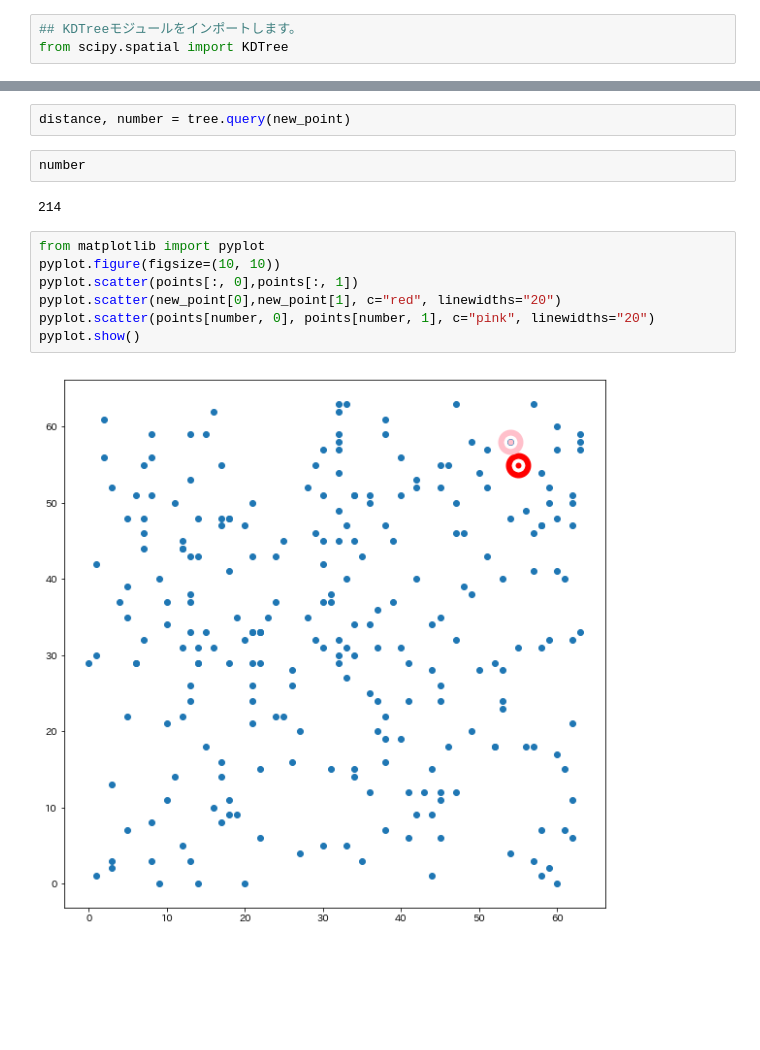
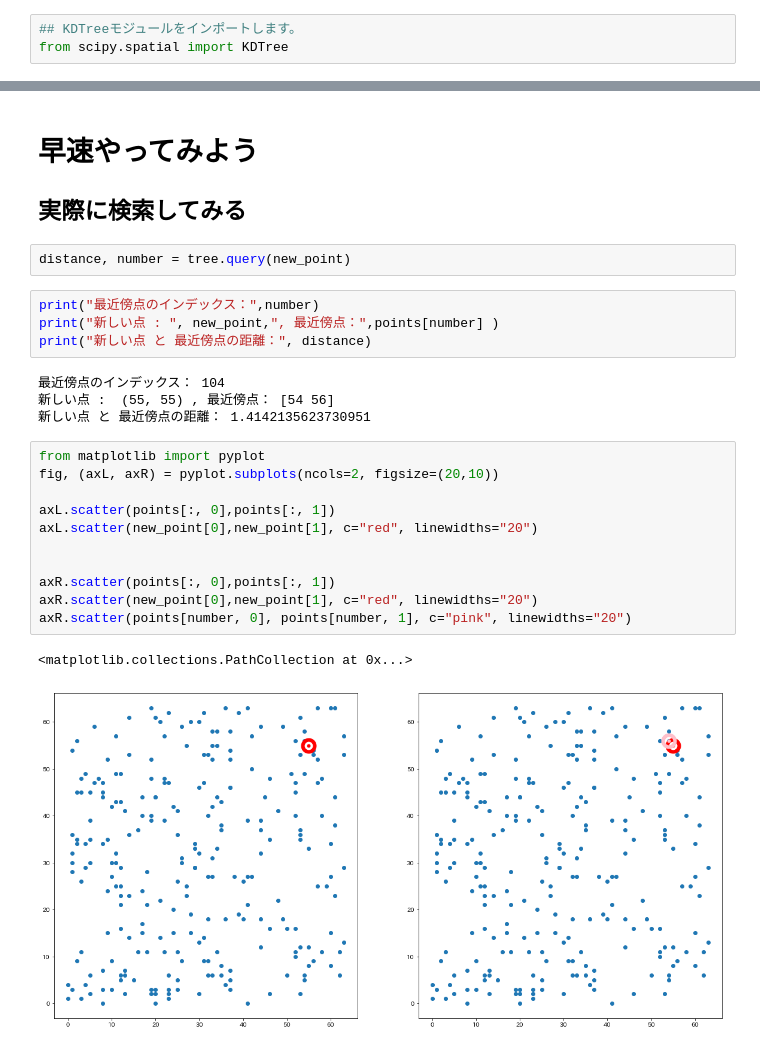
Before and after one commit to PythonBeginners/meetup009_2_Revival_PyData001, a Jupyter notebook: jupyter/meetup009_2_Revival_PyData001_pydata_chapter4.ipynb, the cells around one changed output, grey strips where cells are left out. Cells and saved outputs as stored; diff of their text form; blank space fills up the shorter version.

```diff
--- a/jupyter/meetup009_2_Revival_PyData001_pydata_chapter4.ipynb
+++ b/jupyter/meetup009_2_Revival_PyData001_pydata_chapter4.ipynb
@@ -288,15 +318,27 @@ print(tree.data)
+# %% [markdown]
+# 早速やってみよう
+## 実際に検索してみる
 # %%
 distance, number = tree.query(new_point)
-# %%
-number
-# %% [output]
-214
+# %%
+print("最近傍点のインデックス：",number)
+print("新しい点 : ", new_point,", 最近傍点：",points[number] )
+print("新しい点 と 最近傍点の距離：", distance)
+# %% [output]
+最近傍点のインデックス： 104
+新しい点 :  (55, 55) , 最近傍点： [54 56]
+新しい点 と 最近傍点の距離： 1.4142135623730951
 # %%
 from matplotlib import pyplot
-pyplot.figure(figsize=(10, 10))
-pyplot.scatter(points[:, 0],points[:, 1])
-pyplot.scatter(new_point[0],new_point[1], c="red", linewidths="20")
-pyplot.scatter(points[number, 0], points[number, 1], c="pink", linewidths="20")
-pyplot.show()
+fig, (axL, axR) = pyplot.subplots(ncols=2, figsize=(20,10))
+
+axL.scatter(points[:, 0],points[:, 1])
+axL.scatter(new_point[0],new_point[1], c="red", linewidths="20")
+
+
+axR.scatter(points[:, 0],points[:, 1])
+axR.scatter(new_point[0],new_point[1], c="red", linewidths="20")
+axR.scatter(points[number, 0], points[number, 1], c="pink", linewidths="20")
 # %% [output]
+<matplotlib.collections.PathCollection at 0x...>
-[figure, old version]
+[figure, new version]
```
Also changed, not shown: parts of 30 cells of this notebook, 1 other file.
